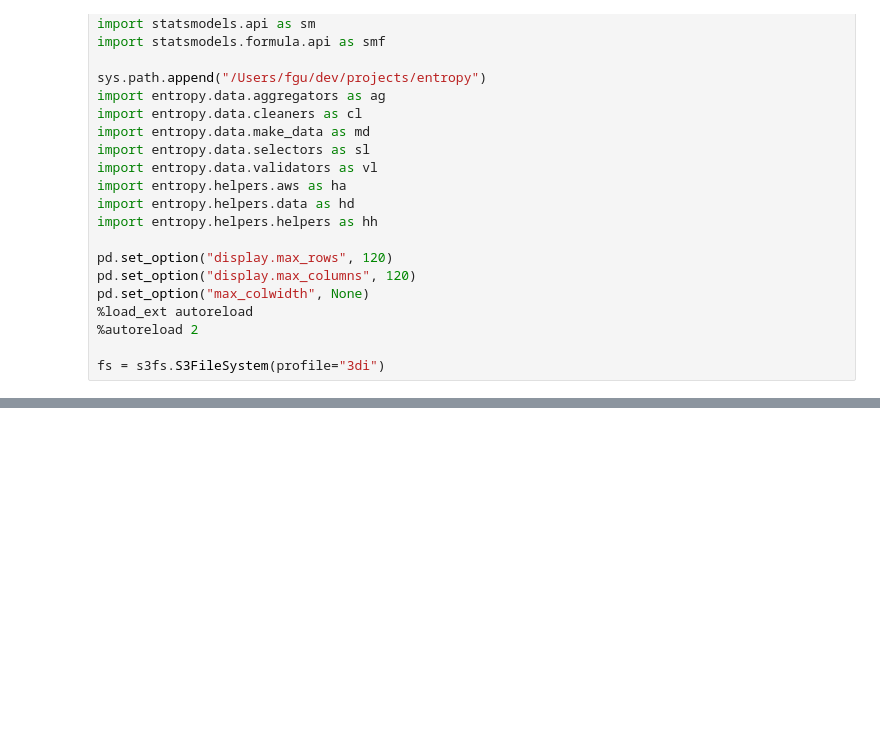
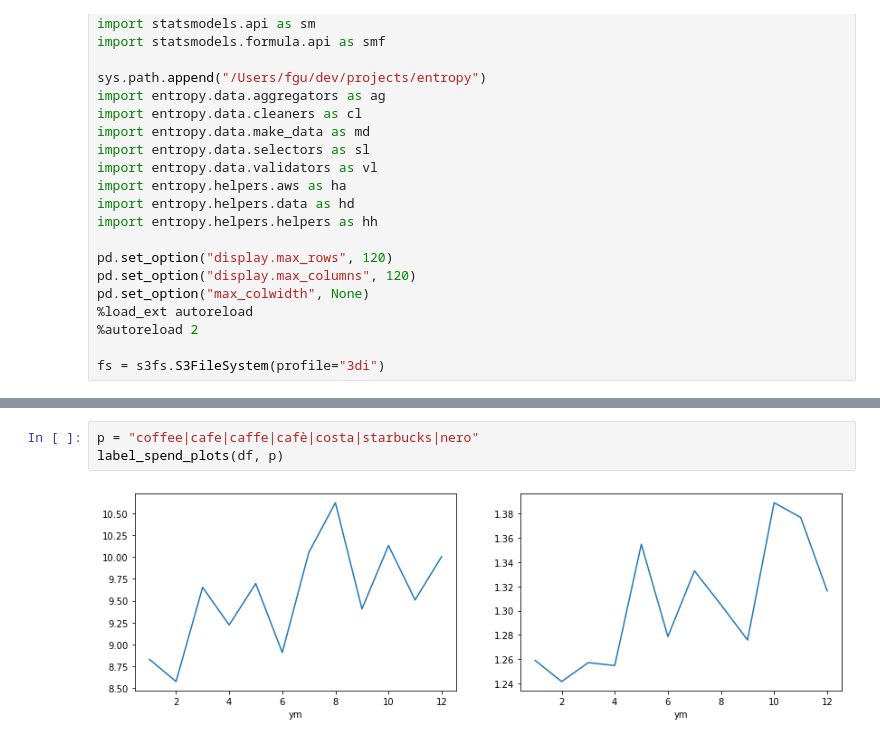
Before and after one commit to fabiangunzinger/entropy, a Jupyter notebook: notebooks/scratchpad.ipynb, the cells around one changed output, grey strips where cells are left out. Drawn from its saved outputs; the diff is of its cells as text; blank space fills up the shorter version.

```diff
--- a/notebooks/scratchpad.ipynb
+++ b/notebooks/scratchpad.ipynb
@@ -47,0 +163,5 @@ Time for read_txn_data                 : 50.51 seconds
+# %%
+p = "coffee|cafe|caffe|cafè|costa|starbucks|nero"
+label_spend_plots(df, p)
+# %% [output]
+[figure, added]
```
Also changed, not shown: parts of 16 cells of this notebook, 21 other files.
